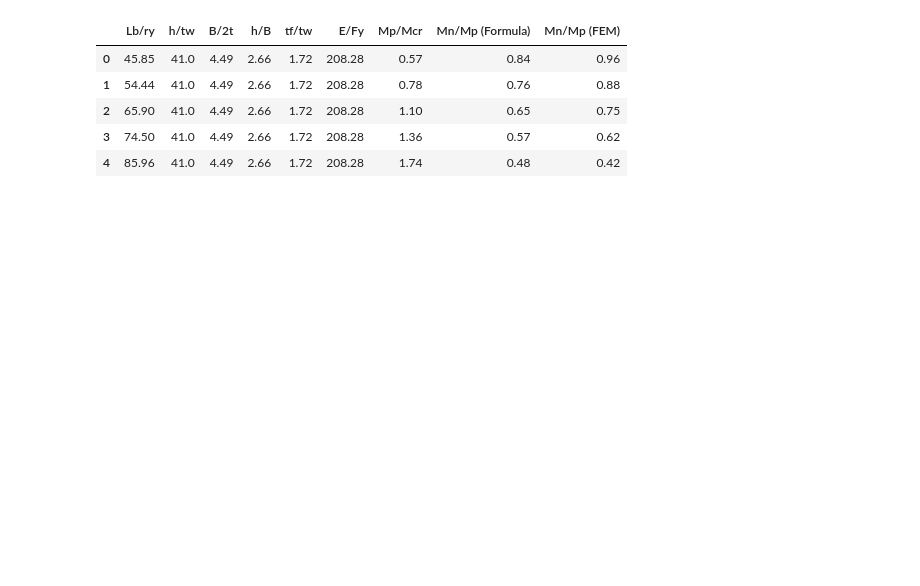
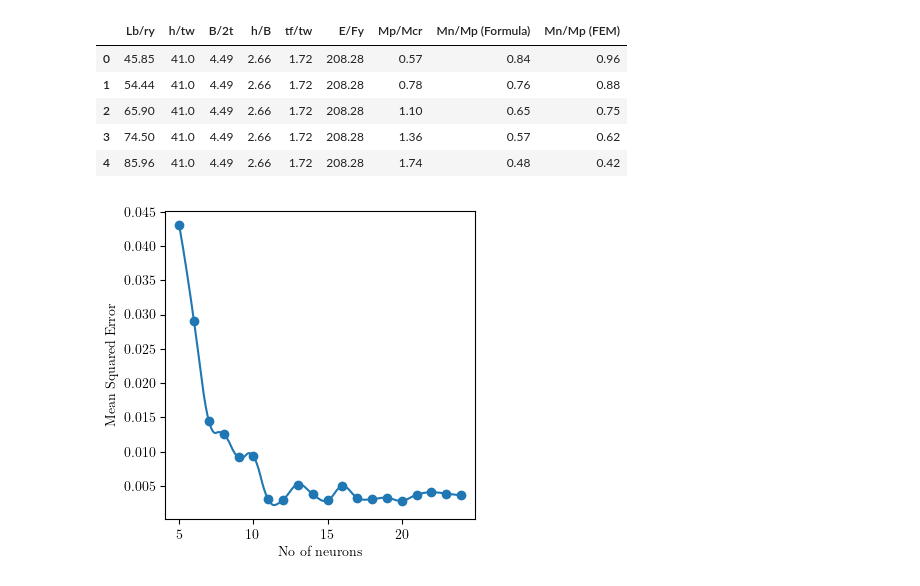
Before and after one commit to shantanu404/ibeam, a Jupyter notebook: just-mlp.ipynb, the cells around one changed output. Cells and saved outputs as stored; diff of their text form; code cells hidden in the pictures; blank space fills up the shorter version.

```diff
--- a/just-mlp.ipynb
+++ b/just-mlp.ipynb
@@ -20,5 +24,8 @@ warnings.filterwarnings(action="ignore")
 # %%
 df = pd.read_csv('Ratio2.csv')
+delta = abs(df['Mn/Mp (FEM)'] - df['Mn/Mp (Formula)'])
+threshold = 0.15
+df = df[delta < threshold]
 df.head()
 # %% [output]
 |  | Lb/ry | h/tw | B/2t | h/B | tf/tw | E/Fy | Mp/Mcr | Mn/Mp (Formula) | Mn/Mp (FEM) |
@@ -54,14 +126,17 @@ for x in layersize:
 # %%
 layersize_new = np.linspace(np.min(layersize), np.max(layersize), 300)
 spl = make_interp_spline(layersize, lmselist, k=2)  # type: BSpline
 lmselist_new = spl(layersize_new)
 
+plt.figure(figsize=(4, 4))
 plt.plot(layersize_new, lmselist_new)
 plt.scatter(layersize, lmselist)
 plt.ylabel("Mean Squared Error")
 plt.xlabel("No of neurons")
 plt.savefig(f'MLP/mse-neurons.png', dpi=640, bbox_inches='tight')
 # plt.xlim([8, 25])
 # plt.ylim([0, 0.001])
 plt.show()
+# %% [output]
+[figure, added]
 # %%
```
Also changed, not shown: parts of 8 cells of this notebook, 43 other files.
